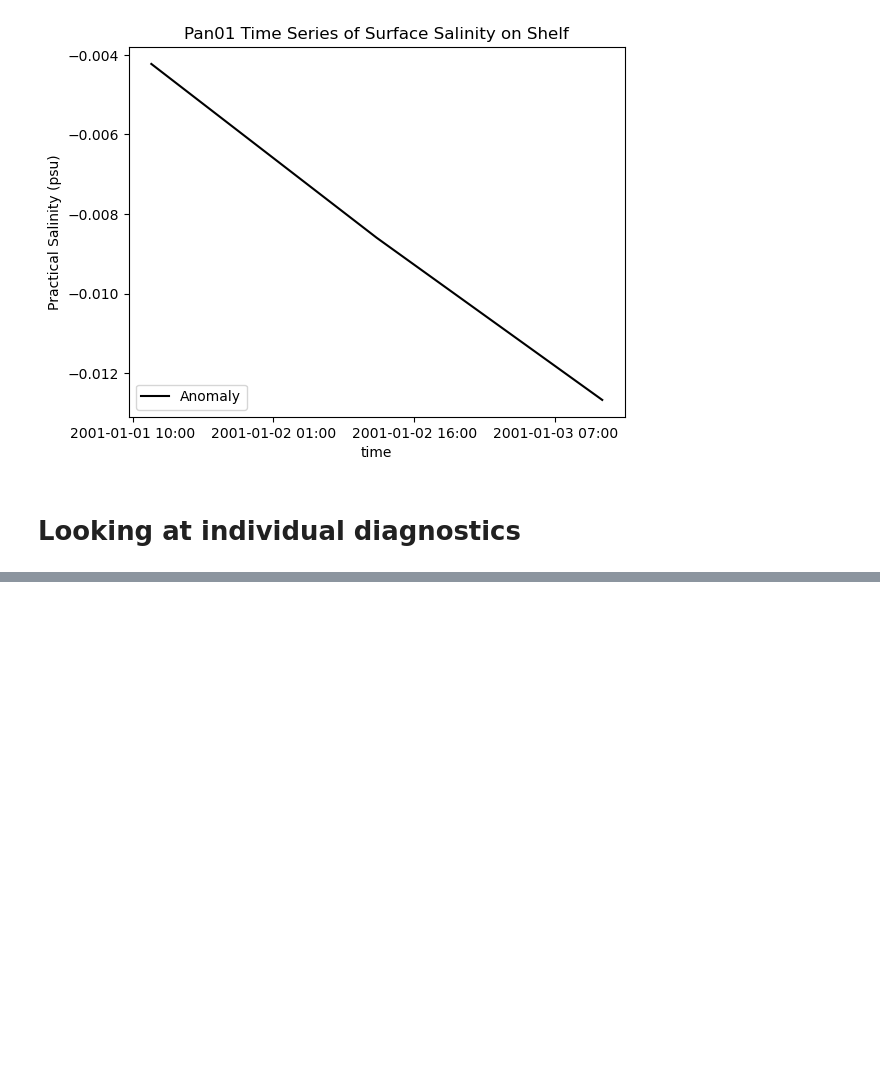
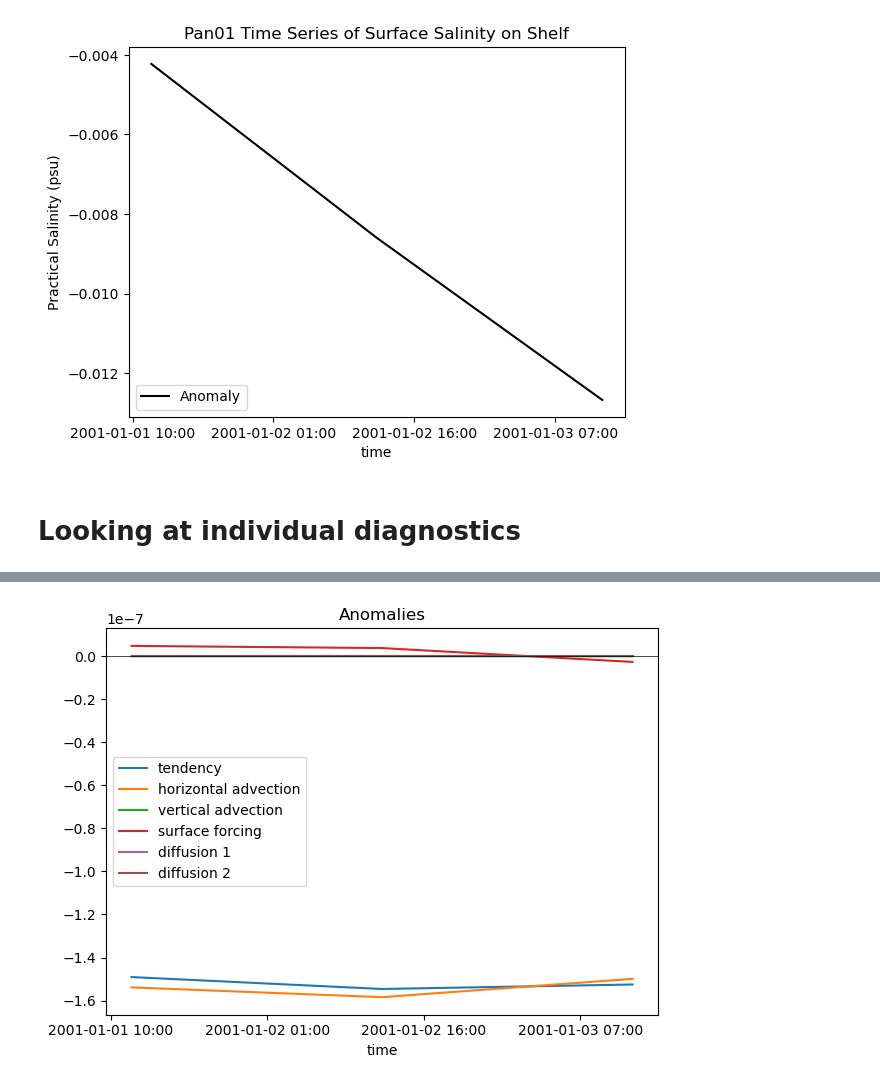
Before and after one commit to KZCurtin/access-panan-comparison, a Jupyter notebook: config-testing/Month salt budgets/SaltBudget_Daily_pan01.ipynb, the cells around one changed output, grey strips where cells are left out. Saved outputs shown, nothing was run; the diff lists cells and outputs as text; code cells hidden in the pictures; blank space fills up the shorter version.

```diff
--- a/config-testing/Month salt budgets/Panant_DailySalt.ipynb
+++ b/config-testing/Month salt budgets/SaltBudget_Daily_pan01.ipynb
@@ -186,10 +186,10 @@ diff_2_M = melt.osaltpmdiff
 # %%
 zdim = 'z_l'
 # %%
-tendency_plot_C = tendency_C.isel(time=0).where(shelf_mask == 1).sum(zdim).squeeze()
-adv_hor_plot_C = adv_horizontal_C.isel(time=0).where(shelf_mask == 1).sum(zdim).squeeze()
-adv_vert_plot_C = adv_vertical_C.isel(time=0).where(shelf_mask == 1).sum(zdim).squeeze()
-surface_plot_C = surface_forcing_C.isel(time=0).where(shelf_mask == 1).sum(zdim).squeeze()
-diff_1_plot_C = diff_1_C.isel(time=0).where(shelf_mask == 1).sum(zdim).squeeze()
-diff_2_plot_C = diff_2_C.isel(time=0).where(shelf_mask == 1).sum(zdim).squeeze()
+tendency_plot_C = tendency_C.where(shelf_mask == 1).sum(zdim).squeeze()
+adv_hor_plot_C = adv_horizontal_C.where(shelf_mask == 1).sum(zdim).squeeze()
+adv_vert_plot_C = adv_vertical_C.where(shelf_mask == 1).sum(zdim).squeeze()
+surface_plot_C = surface_forcing_C.where(shelf_mask == 1).sum(zdim).squeeze()
+diff_1_plot_C = diff_1_C.where(shelf_mask == 1).sum(zdim).squeeze()
+diff_2_plot_C = diff_2_C.where(shelf_mask == 1).sum(zdim).squeeze()
 # %%
@@ -275,0 +312,17 @@ diffusion 2 = 0.0
+# %%
+# Anomaly plot
+(tendency_ave_M - tendency_ave_C).plot(label="tendency")
+(adv_hor_ave_M - adv_hor_ave_C).plot(label="horizontal advection")
+(adv_vert_ave_M - adv_vert_ave_C).plot(label="vertical advection")
+(surface_ave_M - surface_ave_C).plot(label="surface forcing")
+(diff_1_ave_M - diff_1_ave_C).plot(label="diffusion 1")
+(diff_2_ave_M - diff_2_ave_C).plot(label="diffusion 2")
+
+plt.title("Anomalies")
+plt.legend(loc='center left')
+plt.axhline(0, color="black", linewidth=0.5)
+
+plt.tight_layout()
+plt.show()
+# %% [output]
+[figure, added]
```
Also changed, not shown: parts of 4 cells of this notebook, 4 other files.
